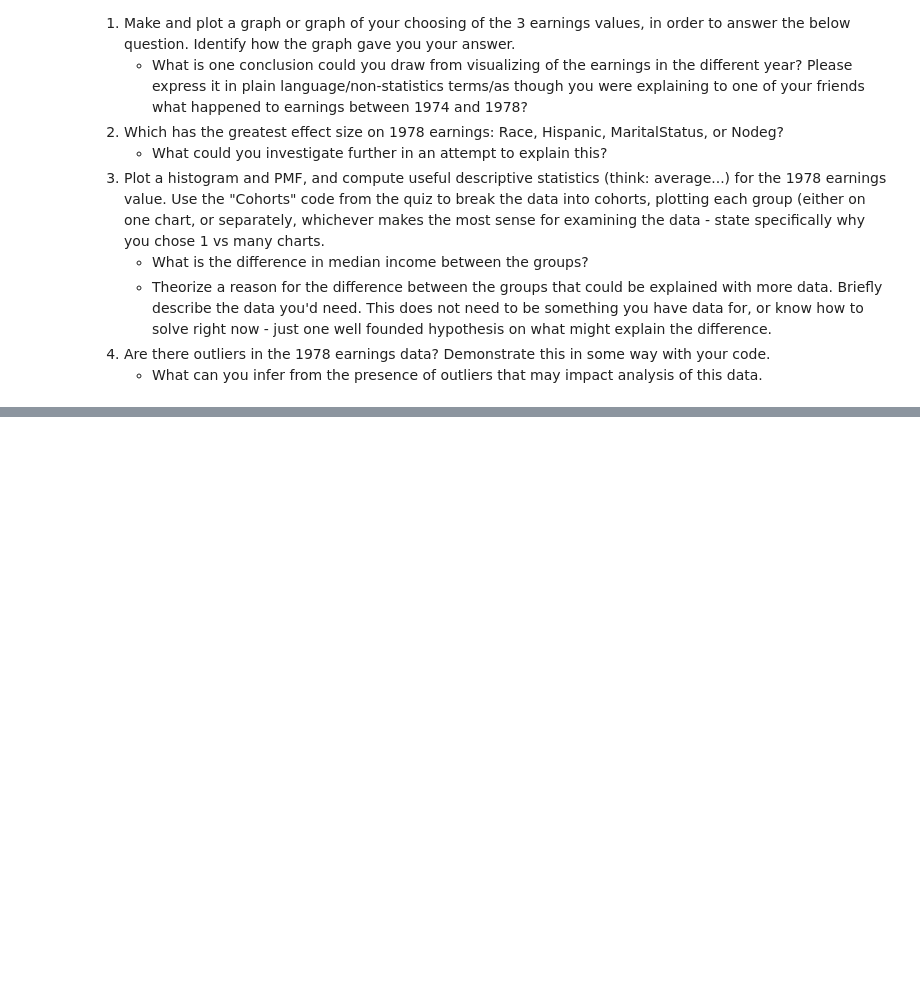
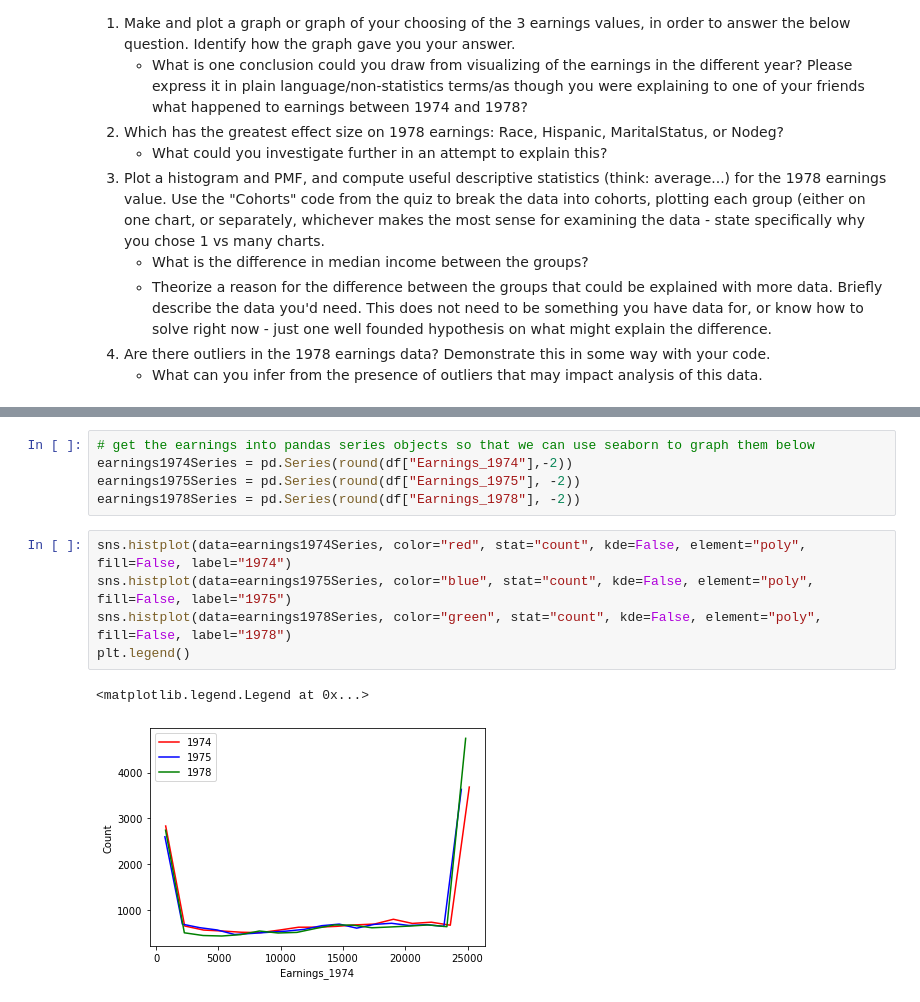
Before and after one commit to shaunmcgregor/BSIP_Assignment_1_Students, a Jupyter notebook: stats_asn_1_stud_temp.ipynb, the cells around one changed output, grey strips where cells are left out. Drawn from its saved outputs; the diff is of its cells as text; blank space fills up the shorter version.

```diff
--- a/stats_asn_1_stud_temp.ipynb
+++ b/stats_asn_1_stud_temp.ipynb
@@ -243,0 +237,13 @@ As a conclusion, there seems to be a large jump in the number of people earning
+# %%
+# get the earnings into pandas series objects so that we can use seaborn to graph them below
+earnings1974Series = pd.Series(round(df["Earnings_1974"],-2))
+earnings1975Series = pd.Series(round(df["Earnings_1975"], -2))
+earnings1978Series = pd.Series(round(df["Earnings_1978"], -2))
+# %%
+sns.histplot(data=earnings1974Series, color="red", stat="count", kde=False, element="poly", fill=False, label="1974")
+sns.histplot(data=earnings1975Series, color="blue", stat="count", kde=False, element="poly", fill=False, label="1975")
+sns.histplot(data=earnings1978Series, color="green", stat="count", kde=False, element="poly", fill=False, label="1978")
+plt.legend()
+# %% [output]
+<matplotlib.legend.Legend at 0x...>
+[figure, added]
```
Also changed, not shown: parts of 18 cells of this notebook.
